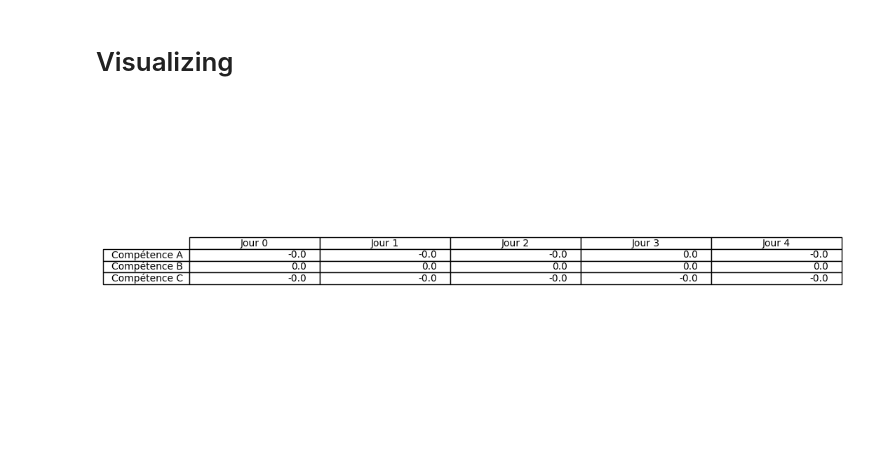
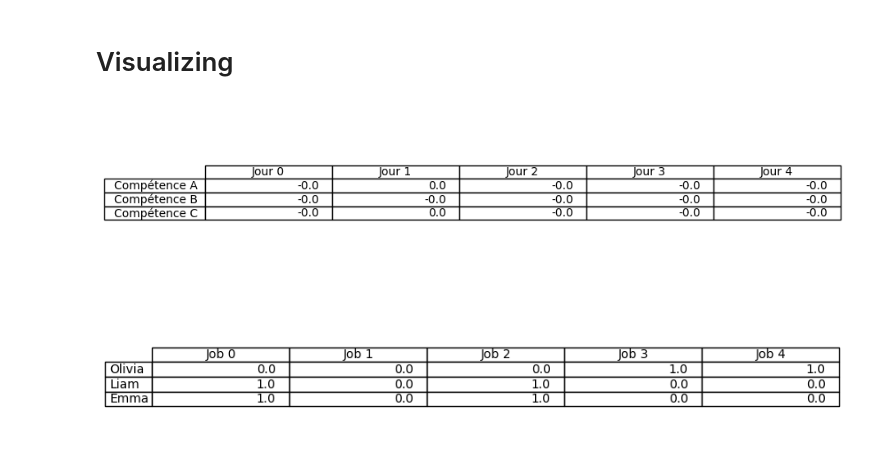
Before and after one commit to paulberard/optimization-decision-systems, a Jupyter notebook: project.ipynb, the cells around one changed output. Cells and saved outputs as stored; diff of their text form; code cells hidden in the pictures; blank space fills up the shorter version.

Commit message:
Added another vizualisation of the solution

```diff
--- a/project.ipynb
+++ b/project.ipynb
@@ -283,27 +283,49 @@ Participates: works_on_job = [[-0. -0. -0. -0. -0.]
 # %%
 import matplotlib.pyplot as plt
 
 solutionid = 0
 personid = 0
 job_id = 0
 
 solution = solutions[solutionid]
 matX = solution["X"]
 person0 = matX[personid]
 
 fig, ax = plt.subplots()
-fig.set_size_inches((12, 5))
+fig.set_size_inches((10, 2))
 # hide axes
 fig.patch.set_visible(False)
 
 ax.axis('off')
 ax.axis('tight')
 ax.table(
-    cellText=person0[i],
+    cellText=person0[job_id],
     colLabels=[f"Jour {k}" for k in range(H)],
     rowLabels=[f"Compétence {k}" for k in Q], loc='center'
 )
 plt.title(f"{S[personid]['name']}'s agenda for {J[job_id]['name']}", color="white")
 plt.show()
 # %% [output]
-[figure, old version]
+[figure, new version]
+# %%
+solutionid = 0
+
+solution = solutions[solutionid]
+mat_work_on = solution["works_on_job"]
+
+fig, ax = plt.subplots()
+fig.set_size_inches((10, 2))
+# hide axes
+fig.patch.set_visible(False)
+
+ax.axis('off')
+ax.axis('tight')
+ax.table(
+    cellText=mat_work_on,
+    colLabels=[f"Job {k}" for k in range(len(J))],
+    rowLabels=[f"{s['name']}" for s in S], loc='center'
+)
+plt.title(f"View of who works on each project for solution {solutionid}", color="white")
+plt.show()
+# %% [output]
+[figure, added]
```
